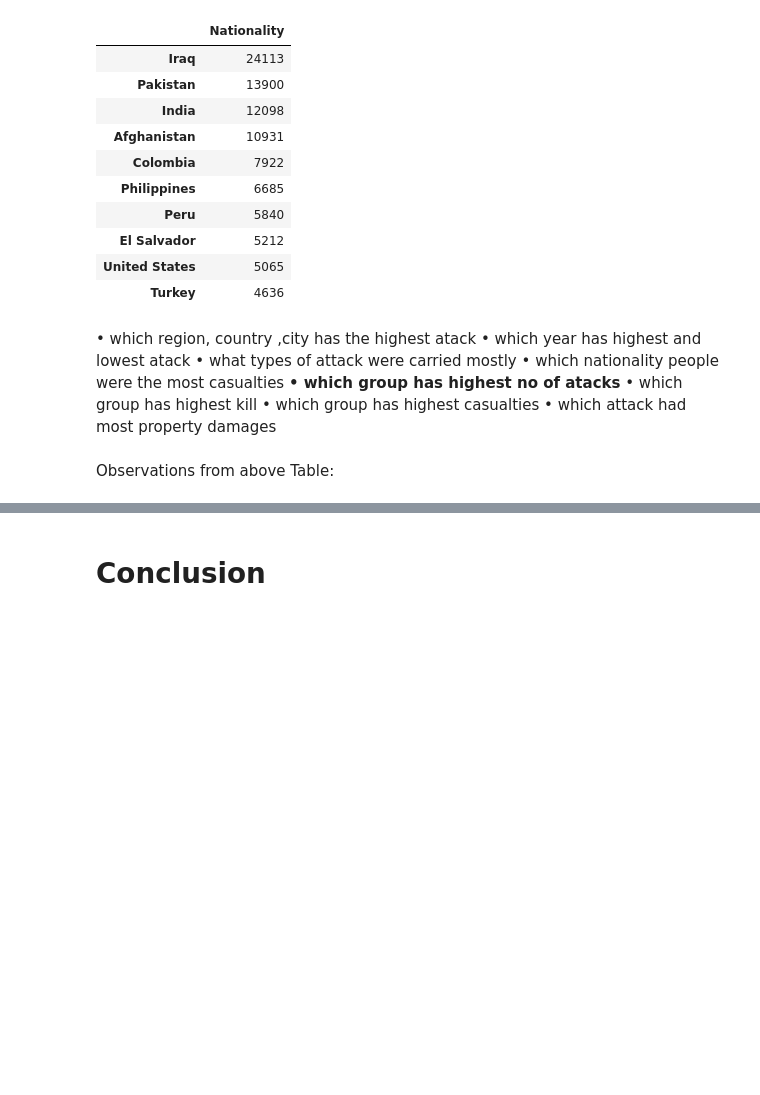
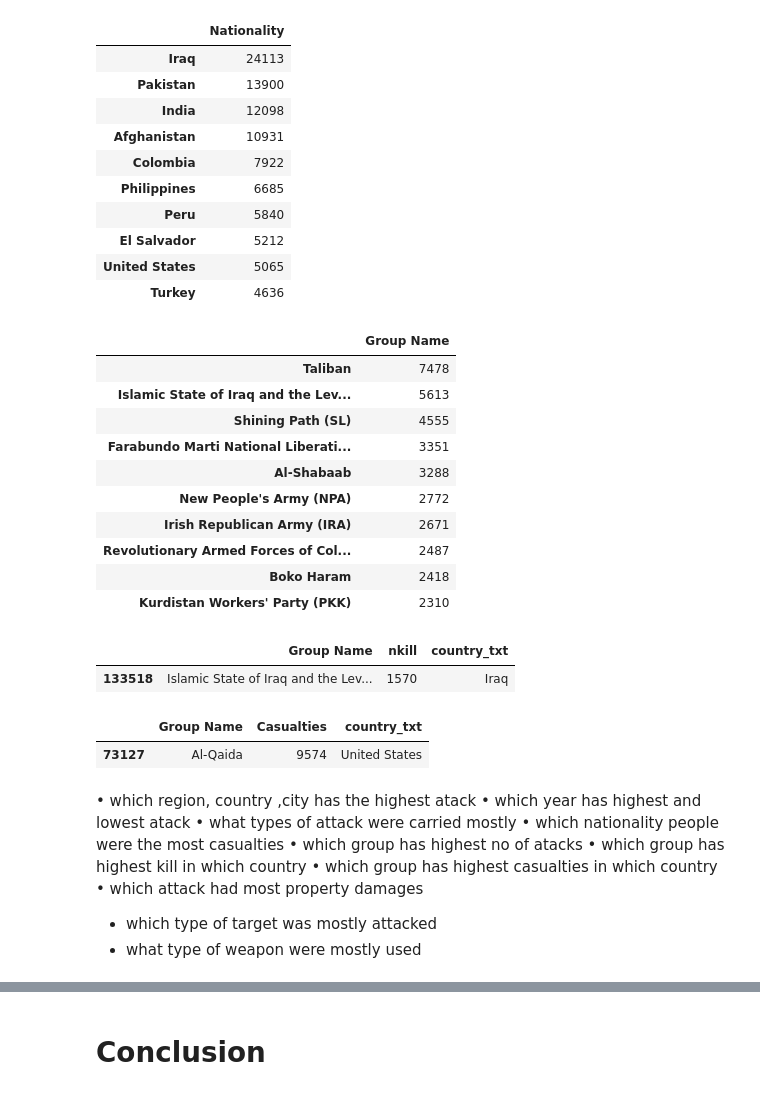
Before and after one commit to ZainDataS/EDA_Global_terrorism, a Jupyter notebook: Global_Terrorism_Analysis_Capstone_Project.ipynb, the cells around one changed output, grey strips where cells are left out. Saved outputs shown, nothing was run; the diff lists cells and outputs as text; code cells hidden in the pictures; blank space fills up the shorter version.

```diff
--- a/Global_Terrorism_Analysis_Capstone_Project.ipynb
+++ b/Global_Terrorism_Analysis_Capstone_Project.ipynb
@@ -265,3 +288,22 @@ df['Nationality'].value_counts().head(10).to_frame()
 | El Salvador | 5212 |
 | United States | 5065 |
 | Turkey | 4636 |
+# %%
+df['Group Name'][df['Group Name']!='Unknown'].value_counts().head(10).to_frame()
+# %% [output]
+|  | Group Name |
+| Taliban | 7478 |
+| Islamic State of Iraq and the Lev... | 5613 |
+| Shining Path (SL) | 4555 |
+| Farabundo Marti National Liberati... | 3351 |
+| Al-Shabaab | 3288 |
+| New People's Army (NPA) | 2772 |
+| Irish Republican Army (IRA) | 2671 |
+| Revolutionary Armed Forces of Col... | 2487 |
+| Boko Haram | 2418 |
+| Kurdistan Workers' Party (PKK) | 2310 |
+# %%
+df[['Group Name','nkill','country_txt']][df['nkill']== df['nkill'].max()]
+# %% [output]
+|  | Group Name | nkill | country_txt |
+| 133518 | Islamic State of Iraq and the Lev... | 1570 | Iraq |
@@ -268,11 +312,16 @@ df['Nationality'].value_counts().head(10).to_frame()
+# %%
+df[['Group Name','Casualties','country_txt']][df['Casualties']== df['Casualties'].max()]
+# %% [output]
+|  | Group Name | Casualties | country_txt |
+| 73127 | Al-Qaida | 9574 | United States |
 # %% [markdown]
 •	which region, country ,city has the highest atack
 •	which year has highest and lowest atack
 •	what types of attack were carried mostly
 •	which nationality people were the most casualties
-**•	which group has highest no of atacks**
-•	which group has highest kill
-•	which group has highest casualties
+•	which group has highest no of atacks
+•	which group has highest kill in which country
+•	which group has highest casualties in which country
 •	which attack had most property damages
+* which type of target was mostly attacked
+* what type of weapon were mostly used
-# %% [markdown]
-Observations from above Table:
```
Also changed, not shown: parts of 13 cells of this notebook.
